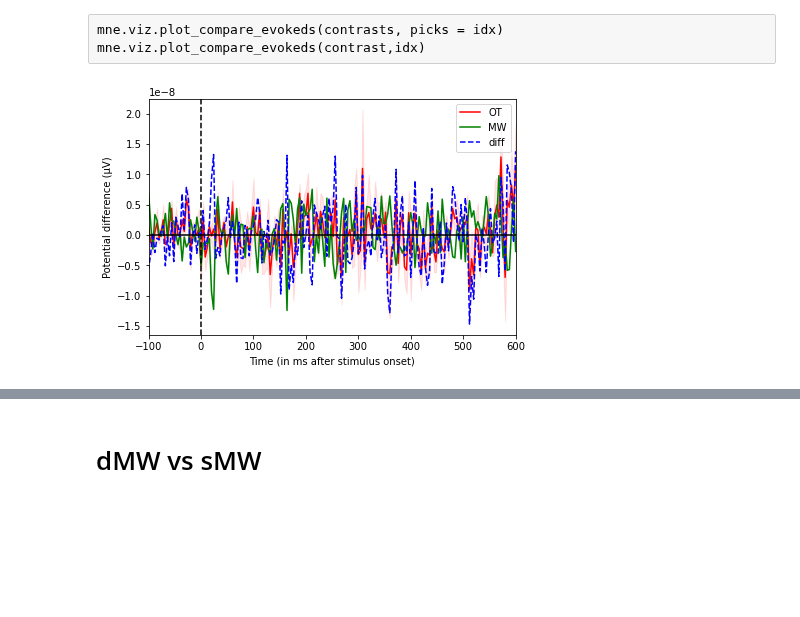
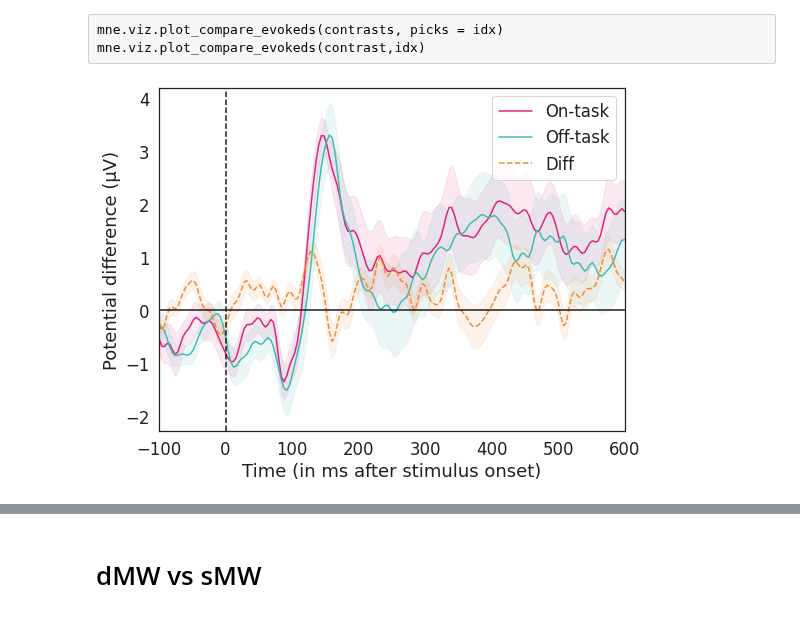
Before and after one commit to Nicobruno92/mw_markers_project, a Jupyter notebook: erp_analysis.ipynb, the cells around one changed output, grey strips where cells are left out. Drawn from its saved outputs; the diff is of its cells as text; code cells hidden in the pictures; blank space fills up the shorter version.

Commit message:
plots for presentation

```diff
--- a/erp_analysis.ipynb
+++ b/erp_analysis.ipynb
@@ -20,8 +61,8 @@ epoch_type = 'evoked'
 all_participants = ['VP07','VP08','VP09', 'VP10','VP11','VP12','VP13','VP14','VP18','VP19','VP20','VP22','VP23','VP24','VP25','VP26','VP27','VP28','VP29','VP30','VP31','VP32','VP33','VP35','VP36','VP37']
 
 
-# path = '/media/nicolas.bruno/63f8a366-34b7-4896-a7ce-b5fb4ee78535/Nico/MW_eeg_data/minmarker/' #icm-linux
-path = '/Users/nicobruno/ownCloud/MW_eeg_data/minmarker/' #nico-mac
+path = '/media/nicolas.bruno/63f8a366-34b7-4896-a7ce-b5fb4ee78535/Nico/MW_eeg_data/minmarker/' #icm-linux
+# path = '/Users/nicobruno/ownCloud/MW_eeg_data/minmarker/' #nico-mac
 bad_participants = []
 for i in all_participants:
     participant = i
@@ -64,20 +105,22 @@ for i in good_participants:
     #############################
     #### With ERP SUBTRACTED ####
     #############################
-    epochs = mne.read_epochs(folder +  participant + '_' + epoch_type + '_' +  'ar_subtracted_epo.fif', verbose = False)
+    epochs = mne.read_epochs(folder +  participant + '_' + epoch_type + '_' +  'ar_rereferenced_epo.fif', verbose = False)
     epochs.info['description'] = 'biosemi/64' #necessary for wSMI x
     epochs =  epochs.pick_types(eeg = True) #EOGs break everything\
 
-
-    ot_epochs = mne.concatenate_epochs([try_except(epochs,f'PC/on-task/correct/go/{i}')for i in range(1,prev_trial)])
-    evoked_ot.append(ot_epochs.average().data)
+    try:
+        ot_epochs = mne.concatenate_epochs([try_except(epochs,f'PC/on-task/correct/go/{i}')for i in range(1,prev_trial)])
+        evoked_ot.append(ot_epochs.average().data)
+    except:
+        pass
     try:
         smw_epochs = mne.concatenate_epochs([try_except(epochs,f'PC/sMW/correct/go/{i}')for i in range(1,prev_trial)])
         dmw_epochs = mne.concatenate_epochs([try_except(epochs,f'PC/dMW/correct/go/{i}')for i in range(1,prev_trial)])
         evoked_mw.append(mne.concatenate_epochs([smw_epochs, dmw_epochs]).average().data)
     except:
         try:
-#             dmw_epochs = mne.concatenate_epochs([try_except(epochs,f'PC/dMW/correct/go/{i}')for i in range(1,prev_trial)])
+            dmw_epochs = mne.concatenate_epochs([try_except(epochs,f'PC/dMW/correct/go/{i}')for i in range(1,prev_trial)])
             evoked_mw.append(dmw_epochs.average().data)
         except:
             try:
@@ -112,41 +153,41 @@ contrasts = [ ot_grand_average,mw_grand_average]
 # %%
 tmax = 0.6
 scale = 1e6
 
 diff = (np.mean(contrasts[0],axis = 0) * scale - np.mean(contrasts[1],axis = 0) * scale)
 # diff_std =  stats.sem(contrasts[0] - contrasts[1]) * scale
 
 fig, ax = plt.subplots(1)
 
 
 ax.plot(epochs.times * 1000, np.mean(contrasts[0],axis = 0) * scale,
-        'r', label='OT')
+        color= pink, label='On-task')
 plt.fill_between(epochs.times * 1000, (np.mean(contrasts[0],axis = 0) - stats.sem(contrasts[0],axis = 0)) * scale,
-                 (np.mean(contrasts[0],axis = 0) + stats.sem(contrasts[0],axis = 0)) * scale, color = 'r', alpha= 0.1)
+                 (np.mean(contrasts[0],axis = 0) + stats.sem(contrasts[0],axis = 0)) * scale,color= pink, alpha= 0.1)
 ax.plot(epochs.times * 1000, np.mean(contrasts[1],axis = 0) * scale,
-        'g', label='MW')
+       color= lblue, label='Off-task')
 plt.fill_between(epochs.times * 1000, (np.mean(contrasts[1],axis = 0) - stats.sem(contrasts[1],axis = 0)) * scale,
-                 (np.mean(contrasts[1],axis = 0) + stats.sem(contrasts[1],axis = 0)) * scale, color = 'g',alpha = 0.1)
+                 (np.mean(contrasts[1],axis = 0) + stats.sem(contrasts[1],axis = 0)) * scale,color= lblue,alpha = 0.1)
 ax.plot(epochs.times* 1000, (np.mean(contrasts[0],axis = 0) * scale - np.mean(contrasts[1],axis = 0) * scale),
-        'b', label='diff', ls = '--')
-# plt.fill_between(epochs.times * 1000, diff-diff_std, diff+diff_std , color = 'b',alpha = 0.1)
+        color= orange,label='Diff', ls = '--')
+plt.fill_between(epochs.times * 1000, diff-diff_std, diff+diff_std , color= orange,alpha = 0.1)
 
 # ax.grid(True)
 ax.set(xlim=[-100, 1000 * tmax], xlabel='Time (in ms after stimulus onset)',
 #        ylim=[-12.5, 5],
        ylabel=u'Potential difference (μV)')
 ax.axvline(0, ls='--', color='k')
 ax.axhline(0, ls='-', color='k')
 
 plt.legend()
 
 fig.tight_layout(pad=0.5)
 
 
-plt.savefig('Figs/ero_ot_vs_mw.png')
+plt.savefig('Figs/erp_ot_vs_mw.png')
 plt.show()
 # %% [output]
-[figure, old version]
+[figure, new version]
 # %%
 for i in range(12):
 
```
Also changed, not shown: parts of 21 cells of this notebook, 15 other files.
